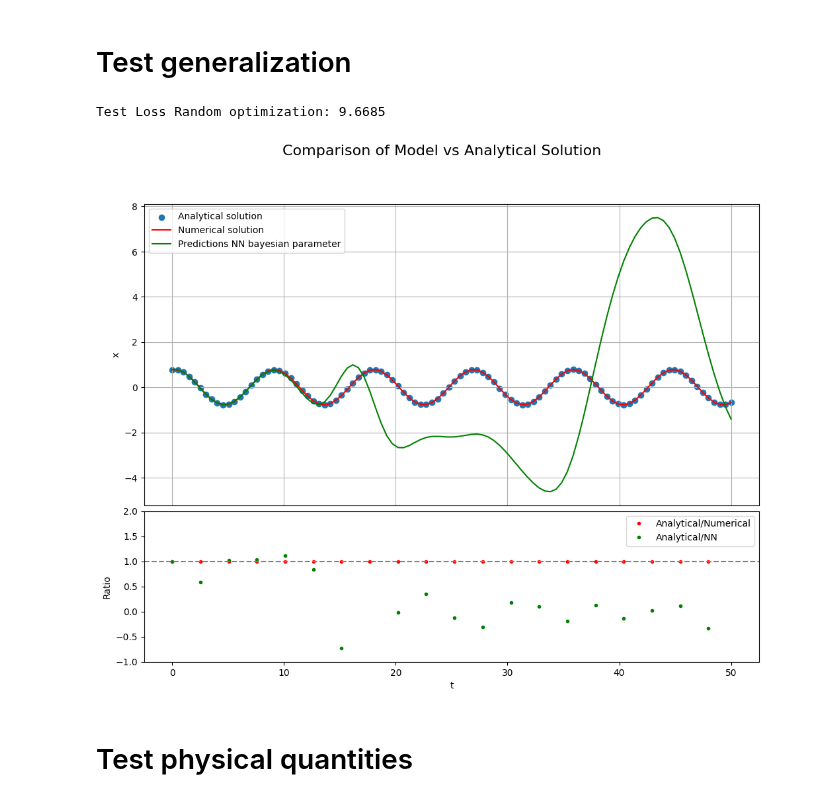
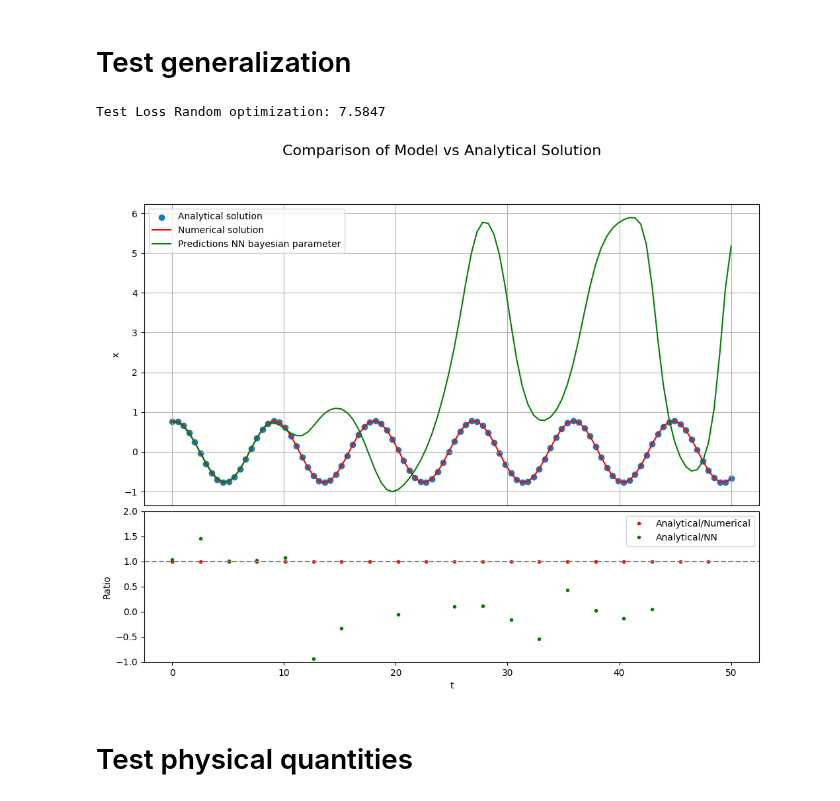
Before and after one commit to gvansan/Machine-learning-project, a Jupyter notebook: Harmonic Oscillator.ipynb, the cells around one changed output. Drawn from its saved outputs; the diff is of its cells as text; code cells hidden in the pictures.

```diff
--- a/Harmonic Oscillator.ipynb
+++ b/Harmonic Oscillator.ipynb
@@ -293,6 +304,7 @@ loss_opt_bayes = evaluate_harmonic(model_optimized_bayes, data=val_data)
 
 if loss_opt_rand < loss_opt_bayes:
     best_params, best_loss = min(results_opt_rand, key=lambda x: x[1])
+    best_model = model_optimized_rand
 else:
     best_params = study.best_params
     best_params = {
@@ -300,7 +312,8 @@ else:
     'hidden_sizes': hidden_sizes_opt_bayes,
     'activation': best_params['activation'],
     'lr': best_params['lr']
-}
+    }
+    best_model = model_optimized_bayes
 
 print(f"The validation loss on the Random optimization is {loss_opt_rand}")
 print(f"The validation loss on the Bayesian optimization is {loss_opt_bayes}")
@@ -471,17 +483,17 @@ plt.show()
 train_generalization, validation_generalization, test_generalization = create_trainig_validation_test_set(harmonic_osc, (0, 50), 100, 1, [0.5, 0.2, 0.3], "RK45", device=device, seed=0)
 # test dataset bayes
 X = test_generalization["X"]
-y_pred_bayes_generalization = model_optimized_bayes(X).squeeze(-1)
+y_pred_generalization = best_model(X).squeeze(-1)
 
 
-test_loss_bayes_generalization = evaluate_harmonic(model_optimized_bayes, data=test_generalization)
+test_loss_bayes_generalization = evaluate_harmonic(best_model, data=test_generalization)
 print(f"Test Loss Random optimization: {test_loss_bayes_generalization:.4f}")
 # %% [output]
-Test Loss Random optimization: 9.6685
+Test Loss Random optimization: 7.5847
 # %%
 n = 0
 
-y_pred_bayes_generalization.to("cpu")
+y_pred_generalization.to("cpu")
 test_generalization["t_tensor"].to("cpu")
 
 #Solve numerically
@@ -495,36 +507,36 @@ sol = sp.integrate.solve_ivp(diff, t_span, y0, t_eval=test_generalization["t_ten
 # Create figure with GridSpec
 fig = plt.figure(figsize=(12, 9))
 gs = fig.add_gridspec(2, 1, height_ratios=[2, 1], hspace=0.025)
 
 #create ratios for lower plot
 slice = 5
 ratio_an_num = (test_generalization["y_tensor"][n][0:, 0]/sol.y[0])[::slice]
-ratio_an_NN = (test_generalization["y_tensor"][n][0:, 0]/y_pred_bayes_generalization.cpu().detach()[n])[::slice]
+ratio_an_NN = (test_generalization["y_tensor"][n][0:, 0]/y_pred_generalization.cpu().detach()[n])[::slice]
 
 # Main plot
 ax_main = fig.add_subplot(gs[0])
 ax_main.scatter(test_generalization["t_tensor"][n], test_generalization["y_tensor"][n][0:, 0], label="Analytical solution") #analytical
 ax_main.plot(sol.t, sol.y[0], label='Numerical solution', color = 'red') #numerical
-ax_main.plot(test_generalization["t_tensor"][n], y_pred_bayes_generalization.cpu().detach()[n], color="green", label="Predictions NN bayesian parameter") #NN ML
+ax_main.plot(test_generalization["t_tensor"][n], y_pred_generalization.cpu().detach()[n], color="green", label="Predictions NN bayesian parameter") #NN ML
 ax_main.set_ylabel('x')
 ax_main.legend()
 ax_main.grid(True)
 ax_main.tick_params(bottom=False)  # remove x-axis ticks for main plot
 
 # Ratio / comparison plot
 ax_ratio = fig.add_subplot(gs[1], sharex=ax_main)
 ax_ratio.plot(test_generalization["t_tensor"][n][::slice], ratio_an_num, '.', label='Analytical/Numerical', color='red')
 ax_ratio.plot(test_generalization["t_tensor"][n][::slice], ratio_an_NN, '.', label='Analytical/NN', color='green')
 ax_ratio.axhline(1, color='gray', linestyle='--')
 ax_ratio.set_xlabel('t')
 ax_ratio.set_ylabel('Ratio')
 ax_ratio.set_ylim(-1, 2)
 ax_ratio.legend()
 
 fig.suptitle("Comparison of Model vs Analytical Solution", fontsize=16)
 plt.show()
 # %% [output]
-[figure, old version]
+[figure, new version]
 # %% [markdown]
 # Test physical quantities
 # %% [markdown]
```
Also changed, not shown: parts of 13 cells of this notebook.
